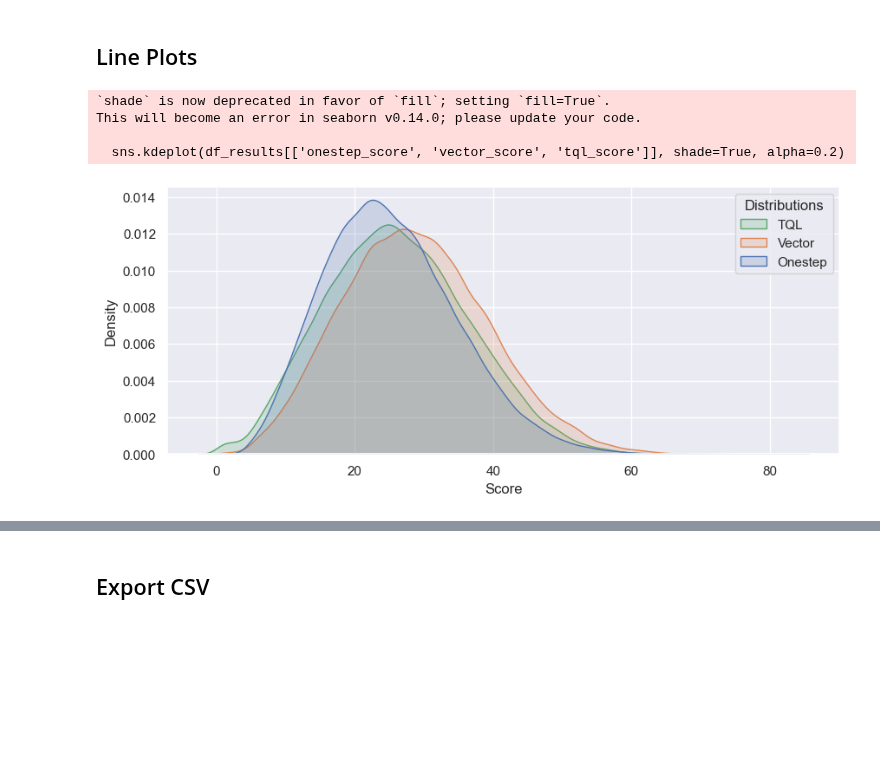
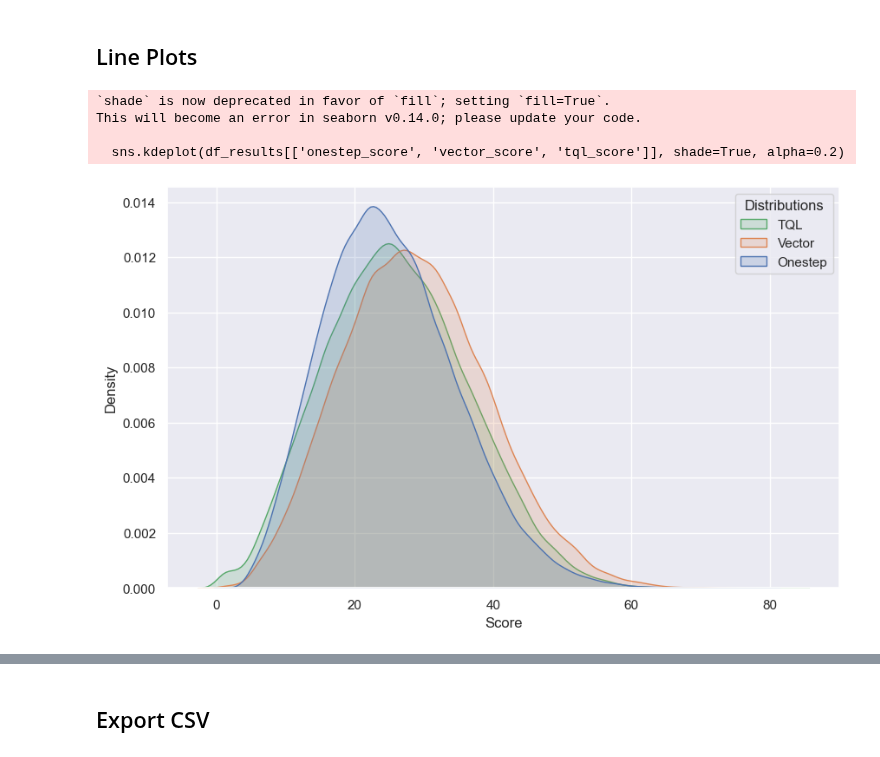
Before and after one commit to vietnhprivat/snake_ai, a Jupyter notebook: src/Classes/data_collection_test.ipynb, the cells around one changed output, grey strips where cells are left out. Cells and saved outputs as stored; diff of their text form; code cells hidden in the pictures; blank space fills up the shorter version.

```diff
--- a/src/Classes/data_collection_test.ipynb
+++ b/src/Classes/data_collection_test.ipynb
@@ -133,23 +133,23 @@ display(confint(df_results), confint(df_time_outliers))
 # %% [markdown]
 ## Line Plots
 # %%
-plt.figure(figsize=(10, 4))
+plt.figure(figsize=(10, 6))
 
 # Plot the three normal distributions together
 sns.set_theme(style="darkgrid")
 sns.kdeplot(df_results[['onestep_score', 'vector_score', 'tql_score']], shade=True, alpha=0.2)
 
 # Add labels and a legend
 plt.xlabel("Score")
 plt.ylabel("Density")
 plt.legend(title="Distributions", labels=["TQL", "Vector", "Onestep"])
 
 # Show the plot
 plt.show()
 # %% [output]
 `shade` is now deprecated in favor of `fill`; setting `fill=True`.
 This will become an error in seaborn v0.14.0; please update your code.
 
   sns.kdeplot(df_results[['onestep_score', 'vector_score', 'tql_score']], shade=True, alpha=0.2)
-[figure, old version]
+[figure, new version]
 # %%
```
Also changed, not shown: parts of 4 cells of this notebook, 1 other file.
